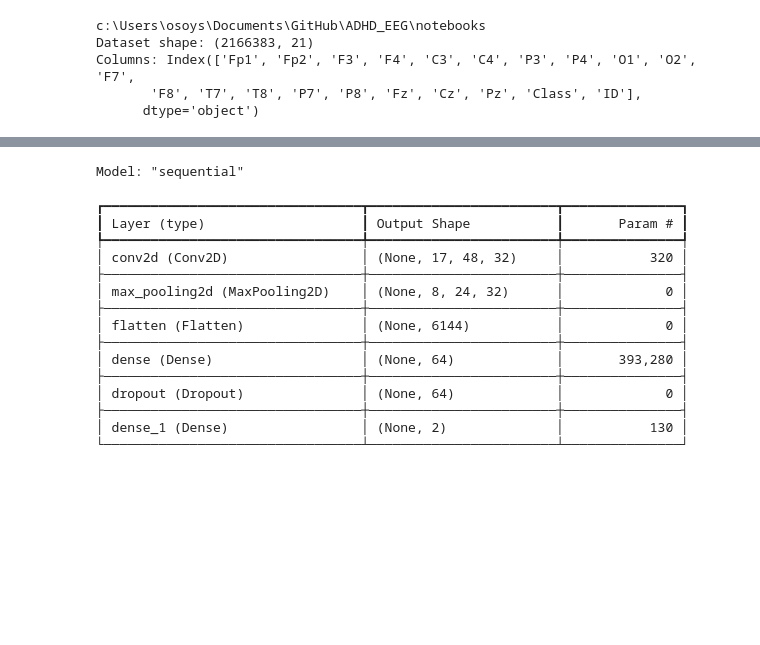
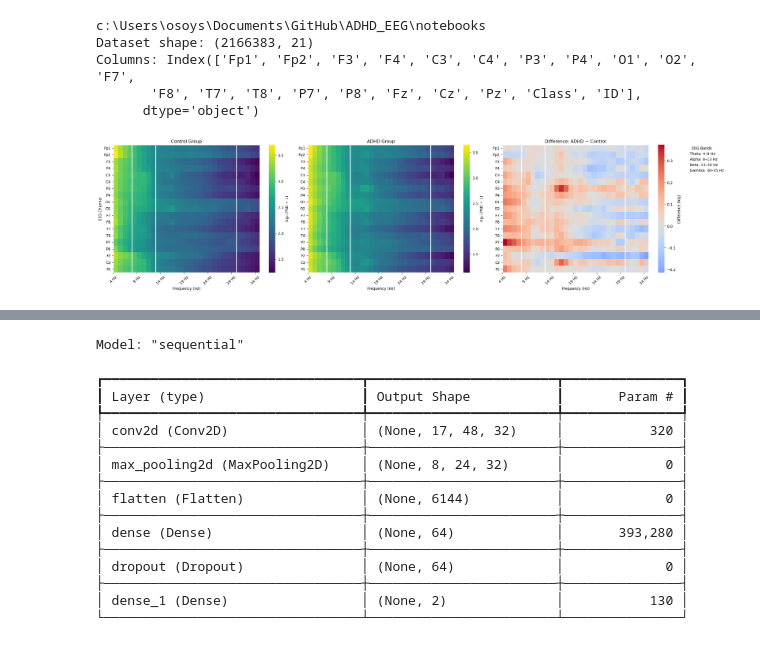
Before and after one commit to KatarzynaStefanowicz/ADHD_EEG, a Jupyter notebook: notebooks/hirnmap.ipynb, the cells around one changed output, grey strips where cells are left out. Cells and saved outputs as stored; diff of their text form; code cells hidden in the pictures; blank space fills up the shorter version.

Commit message:
added heatmap for visualization (#9)

```diff
--- a/notebooks/hirnmap.ipynb
+++ b/notebooks/hirnmap.ipynb
@@ -56,3 +57,101 @@ for subject_id in df['ID'].unique():
 
 X = np.array(X)
 y = np.array(y)
+# %%
+# Create Heatmap for visualization
+
+# 1. Compute average EEG feature maps per class
+adhd_avg    = X[y == 1].mean(axis=0)
+control_avg = X[y == 0].mean(axis=0)
+
+# 2. Select bins corresponding to 4–35 Hz (fs=128, nperseg=128 → 1 Hz/Bin)
+freq_start, freq_end = 4, 35      # include bins 4..35
+adhd_cut    = adhd_avg[:,    freq_start:freq_end]
+control_cut = control_avg[:, freq_start:freq_end]
+
+# 3. Apply log-scaling
+adhd_log    = np.log10(adhd_cut    + 1)
+control_log = np.log10(control_cut + 1)
+
+# 4. Compute difference map
+diff = adhd_log - control_log
+
+# 5. Define tick positions & labels for bins (every 5 Hz)
+hz_ticks    = np.arange(freq_start, freq_end, 5)    # [4,9,14,19,24,29,34]
+tick_bins   = hz_ticks - freq_start                 # [0,5,10,...]
+tick_labels = [f"{h} Hz" for h in hz_ticks]
+
+# 6. Define EEG bands in Hz
+band_defs_hz = {
+    "Theta": (4, 8),
+    "Alpha": (8, 13),
+    "Beta":  (13, 30),
+    "Gamma": (30, freq_end)
+}
+# convert to bin-relative indices
+band_defs = {name: (f0 - freq_start, f1 - freq_start)
+             for name, (f0, f1) in band_defs_hz.items()}
+
+# 7. Plot side-by-side heatmaps
+fig, axs = plt.subplots(1, 3, figsize=(24, 6))
+
+for ax, data, title, cmap, center in zip(
+    axs,
+    [control_log, adhd_log, diff],
+    ["Control Group",
+     "ADHD Group",
+     "Difference: ADHD − Control"],
+    ['viridis', 'viridis', 'coolwarm'],
+    [None, None, 0]
+):
+    sns.heatmap(
+        data,
+        ax=ax,
+        cmap=cmap,
+        center=center,
+        yticklabels=channels,
+        cbar_kws={"label": "log₁₀(PSD + 1)" if center is None else "Difference (log)"}
+    )
+    ax.set_title(title)
+    ax.set_xlabel("Frequency (Hz)")
+    if ax is axs[0]:
+        ax.set_ylabel("EEG Channel")
+    else:
+        ax.set_ylabel("")
+    ax.set_xticks(tick_bins)
+    ax.set_xticklabels(tick_labels, rotation=45)
+
+    # 8. Draw rectangular outlines around each EEG band
+    n_ch = len(channels)
+    for name, (b0, b1) in band_defs.items():
+        rect = Rectangle((b0, 0), b1 - b0, n_ch,
+                         fill=False, edgecolor='white', linewidth=2)
+        ax.add_patch(rect)
+
+# 9. Add a legend for the bands
+legend_handles = [
+    Patch(facecolor='none',
+          edgecolor='white',
+          linewidth=2,
+          label=f"{name}: {f0}–{f1} Hz")
+    for name, (f0, f1) in band_defs_hz.items()
+]
+# Place legend below the third plot
+axs[2].legend(handles=legend_handles,
+              loc='upper left',
+              bbox_to_anchor=(1.2, 1),
+              borderaxespad=0.,
+              frameon=False,
+              title="EEG Bands")
+
+plt.tight_layout()
+plt.show()
+
+# 10. Print mean difference per band
+print("Mean difference per band (ADHD − Control):")
+for name, (f0, f1) in band_defs_hz.items():
+    rel0, rel1 = f0 - freq_start, f1 - freq_start
+    val = diff[:, rel0:rel1].mean()
+    print(f"  {name:5s}: {val:.4f}")
+# %% [output]
+[figure, added]
```
Also changed, not shown: parts of 2 cells of this notebook.
